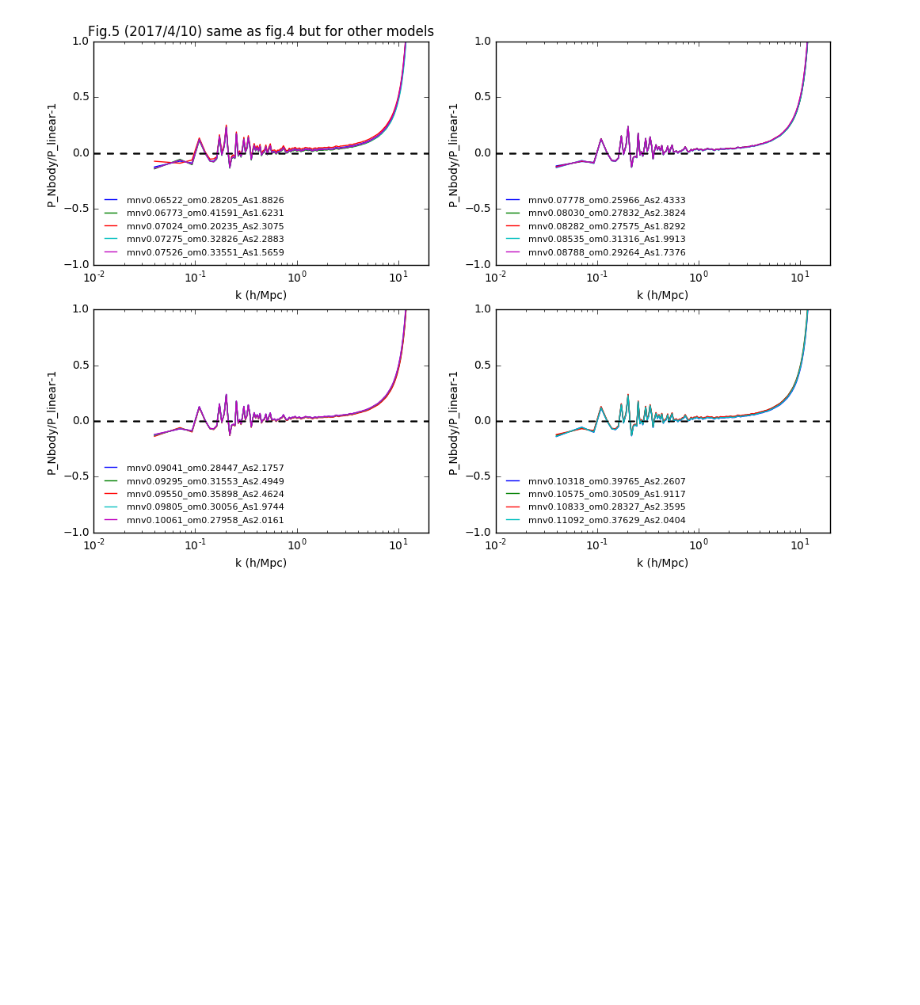
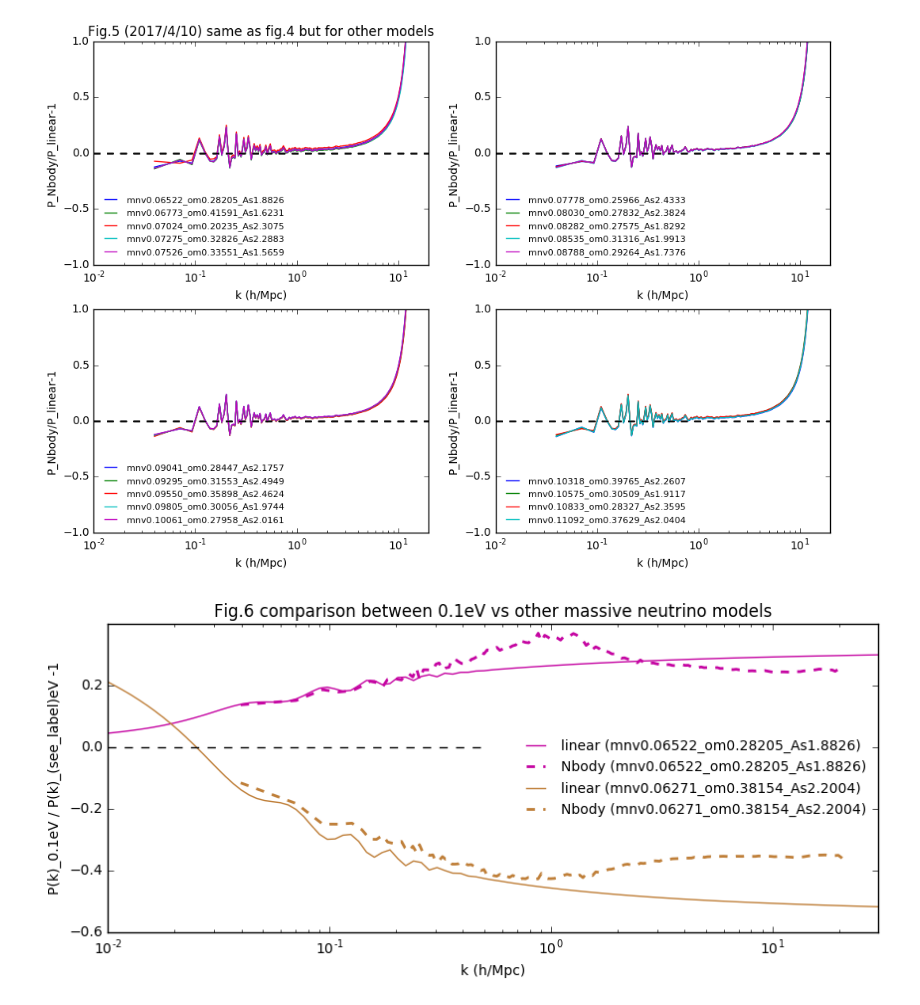
Before and after one commit to liuxx479/neutrino-batch, a Jupyter notebook: plot-matterps.ipynb, the cells around one changed output. Saved outputs shown, nothing was run; the diff lists cells and outputs as text; code cells hidden in the pictures; blank space fills up the shorter version.

```diff
--- a/plot-matterps.ipynb
+++ b/plot-matterps.ipynb
@@ -269,3 +280,35 @@ for iii in range(len(fn_arr)):
 show()
 # %% [output]
 [figure]
+# %%
+############# plot the difference between 2 massive models ############
+
+kcamb, Pcamb = np.loadtxt('camb/camb_mnv0.10000_om0.30000_As2.1000_matterpow_0.dat').T
+
+f=figure(figsize=(10,4))
+ax2=f.add_subplot(111)
+seed(10)
+for ifn in ('mnv0.06522_om0.28205_As1.8826','mnv0.06271_om0.38154_As2.2004'):
+    kcamb06, Pcamb06 = np.loadtxt('camb/camb_%s_matterpow_0.dat'%(ifn)).T
+    Pcamb06_interp = interp1d(kcamb06, Pcamb06)(k_arr)
+    kgadget06, Pgadget06, Nmodes = np.loadtxt('matterpower/%s-PK-DM-snapshot_050'%(ifn)).T
+    Pgadget06 *= Boxsize**3
+
+
+    Pgadget06_bined = bin_array(Pgadget06, binsize, Nmodes)
+
+    Pcamb06_out = interp1d(kcamb06, Pcamb06)(kgadget_bined)
+    icolor=rand(3)
+    ax2.plot(k_arr,Pcamb_interp/Pcamb06_interp-1,'-',lw=1, c=icolor,label='linear (%s)'%(ifn))
+    ax2.plot(kgadget_bined,Pgadget_bined/Pgadget06_bined-1,'--',lw=2,c=icolor, label='Nbody (%s)'%(ifn))
+
+ax2.legend(frameon=0,fontsize=10,loc=0)
+ax2.set_xscale('log')
+ax2.plot([1e-2, 0.5],[0,0],'k--')
+ax2.set_xlim(1e-2, 30)
+ax2.set_xlabel('k (h/Mpc)')
+ax2.set_ylabel('P(k)_0.1eV / P(k)_(see_label)eV -1')
+ax2.set_title('Fig.6 comparison between 0.1eV vs other massive neutrino models')
+show()
+# %% [output]
+[figure, added]
```
Also changed, not shown: parts of 2 cells of this notebook.
